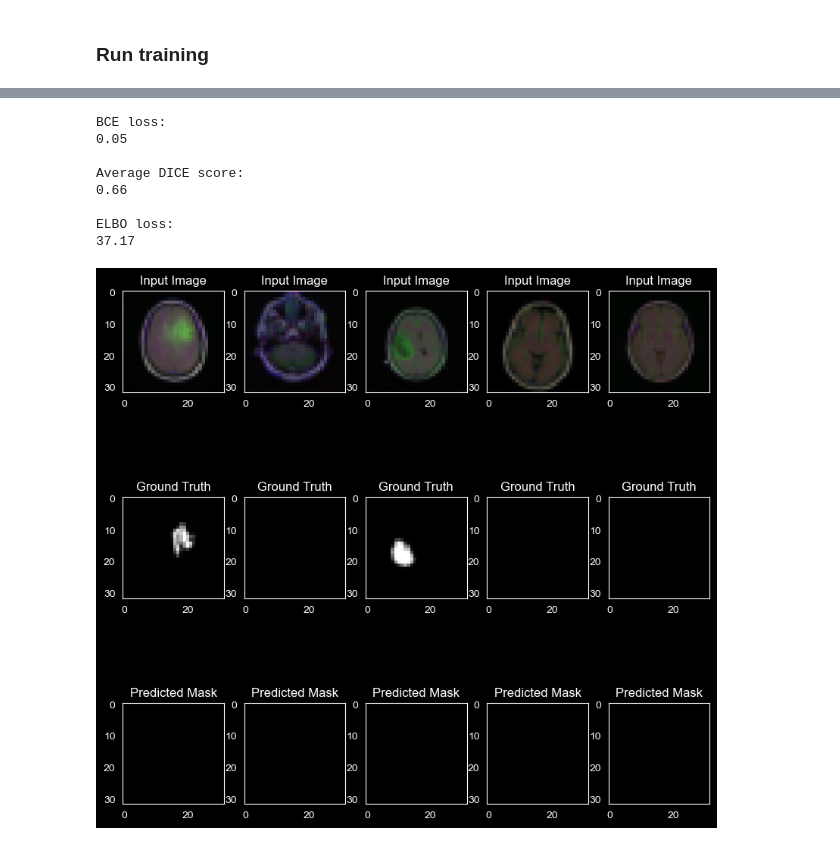
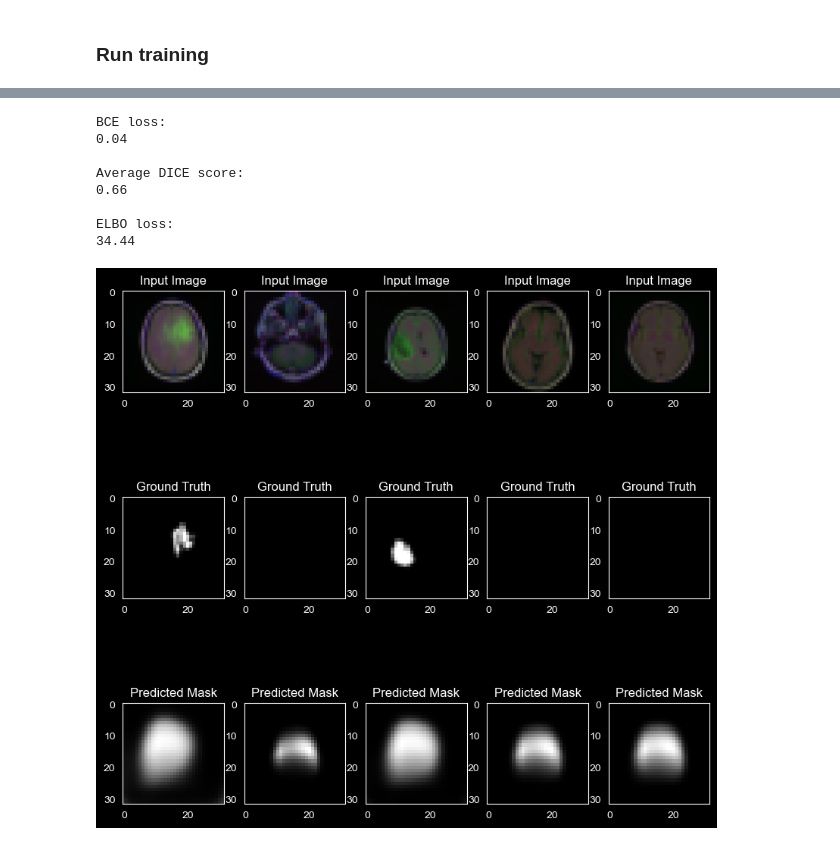
Before and after one commit to Kasper1616/Generative-Brain-MRI-Segmentation, a Jupyter notebook: models/vae.ipynb, the cells around one changed output, grey strips where cells are left out. Cells and saved outputs as stored; diff of their text form; code cells hidden in the pictures.

Commit message:
KL annealing + cvae

```diff
--- a/models/vae.ipynb
+++ b/models/vae.ipynb
@@ -69,7 +70,7 @@ class Encoder(nn.Module):                       # shared features
         x5 = self.to_stats(x4).flatten(1)
         mu, log_sig = x5.chunk(2, dim=-1)
 
-        return mu, torch.exp(log_sig)
+        return mu, torch.exp(0.5 * log_sig)
 
 class Decoder(nn.Module):
 
@@ -165,6 +166,32 @@ print(output.shape)
 torch.Size([1, 1, 32, 32])
 # %% [markdown]
 ### Run training
+# %%
+# --- Define KL Annealing Loss ---
+def elbo_kl_annealing(model, guide, x, y=None, latents_to_anneal=["latent"], beta=1.0):
+    # get the annealing factor and latents to anneal
+    annealing_factor = beta
+    latents_to_anneal = latents_to_anneal
+    # run the guide and replay the model against the guide
+    guide_trace = poutine.trace(
+        guide).get_trace(x, y)
+
+    model_trace = poutine.trace(
+        poutine.replay(model, trace=guide_trace)).get_trace(x, y)
+
+    elbo = 0.0
+    # loop through all the sample sites in the model and guide trace and
+    # construct the loss; note that we scale all the log probabilities of
+    # samples sites in `latents_to_anneal` by the factor `annealing_factor`
+    for site in model_trace.nodes.values():
+        if site["type"] == "sample":
+            factor = annealing_factor if site["name"] in latents_to_anneal else 1.0
+            elbo = elbo + factor * site["fn"].log_prob(site["value"]).sum()
+    for site in guide_trace.nodes.values():
+        if site["type"] == "sample":
+            factor = annealing_factor if site["name"] in latents_to_anneal else 1.0
+            elbo = elbo - factor * site["fn"].log_prob(site["value"]).sum()
+    return -elbo
 # %%
 # --- Training the VAE ---
 num_epochs = 50
@@ -175,8 +202,9 @@ vae = VAE(z_dim=24, input_dim=IMG_SIZE*IMG_SIZE*3)
 
 # setup the optimizer
 optimizer = Adam({"lr": lr})
-svi = SVI(vae.model, vae.guide, optimizer, loss=Trace_ELBO())
+svi = SVI(vae.model, vae.guide, optimizer, loss=elbo_kl_annealing)
 
-vae = run_model(vae, svi, train_loader, test_loader, num_epochs=num_epochs, test_frequency=test_frequency, device=device)
+vae = run_model(vae, svi, train_loader, test_loader,
+                num_epochs=num_epochs, test_frequency=test_frequency, device=device)
 # %% [output]
 [Epoch 1]
@@ -199,40 +227,44 @@ Mean train loss: 40.6813
 # %%
 # Model evaluation
+def predict(x):
+    pred = vae.decoder(vae.encoder(x)[0])
+    return pred
+
 vae.eval()
 with torch.no_grad():
-    print_losses(test_loader, vae, device)
+    print_losses(test_loader, vae, predict, device)
 # %% [output]
 BCE loss:
-0.05
+0.04
 
 Average DICE score:
 0.66
 
 ELBO loss:
-37.17
+34.44
 # %%
 # Visualize the model predictions
 def visualize_predictions(model, dataloader, num_images=5):
     model.eval()
     with torch.no_grad():
         images, labels = next(iter(dataloader))
         images = images.to(device)
         labels = labels.to(device)
-        outputs = vae.decoder(vae.encoder(images)[0])
-        outputs[outputs < 0.5] = 0
+        outputs = predict(images)
+        #outputs[outputs < 0.5] = 0
         images = images.cpu().numpy()
         labels = labels.cpu().numpy()
         outputs = outputs.cpu().numpy()
         fig, axes = plt.subplots(3, num_images, figsize=(10, 10))
         for i in range(num_images):
             axes[0, i].imshow(images[i].transpose(1, 2, 0))
             axes[0, i].set_title("Input Image")
             axes[1, i].imshow(labels[i].squeeze(), cmap='gray')
             axes[1, i].set_title("Ground Truth")
             axes[2, i].imshow(outputs[i].squeeze(), cmap='gray')
             axes[2, i].set_title("Predicted Mask")
 
 
 visualize_predictions(vae, test_loader)
 # %% [output]
-[figure, old version]
+[figure, new version]
```
Also changed, not shown: parts of 2 cells of this notebook, 3 other files.
